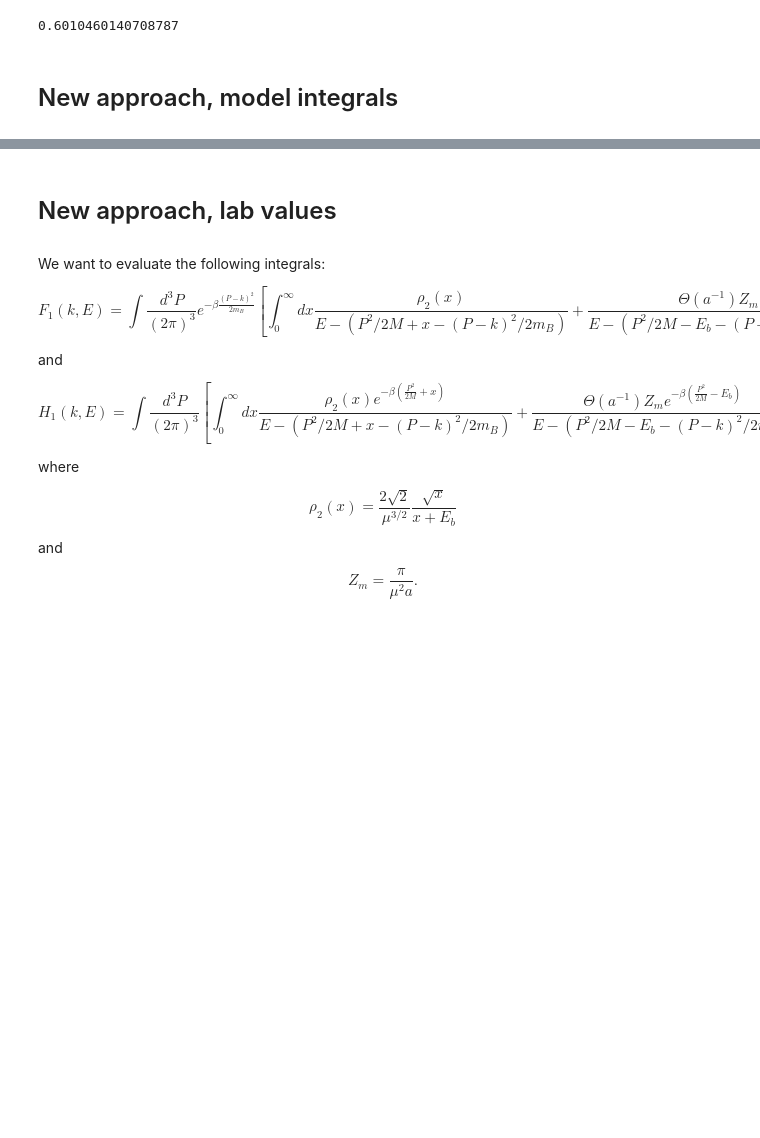
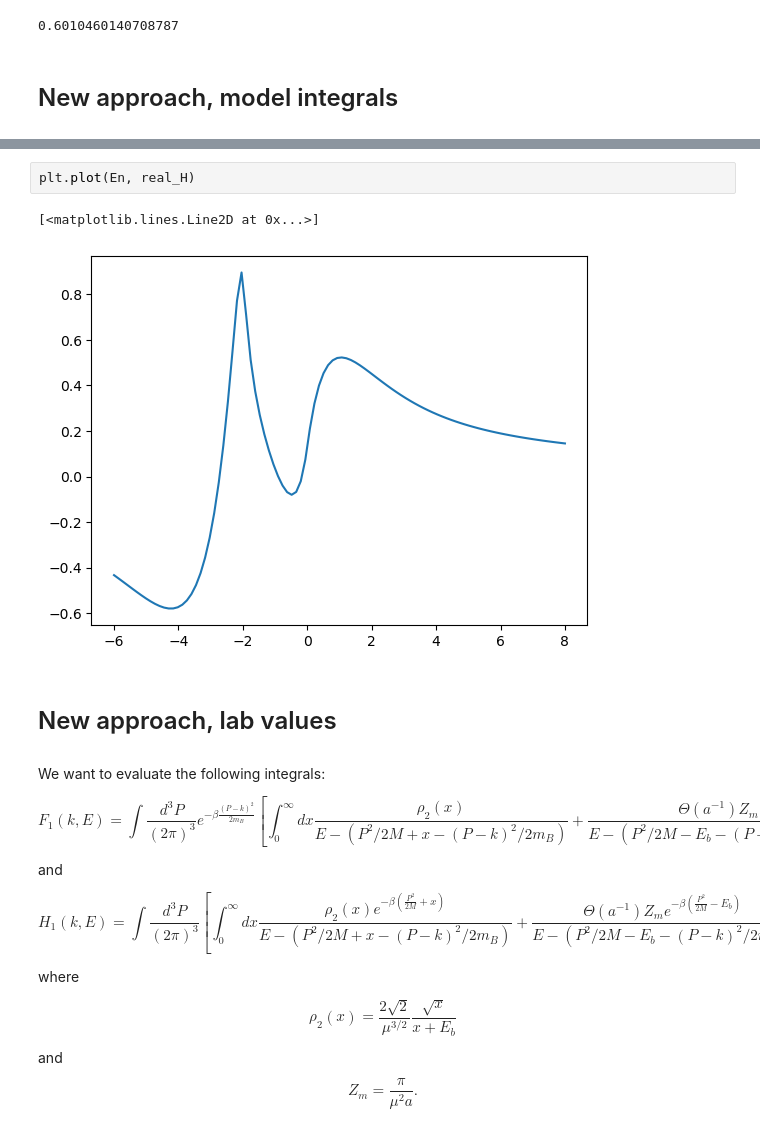
Before and after one commit to huanium/huanium, a Jupyter notebook: MIT_PhD/Fermi1/free-to-free-lineshape/NaK_rf_response.ipynb, the cells around one changed output, grey strips where cells are left out. Drawn from its saved outputs; the diff is of its cells as text; blank space fills up the shorter version.

```diff
--- a/MIT_PhD/Fermi1/free-to-free-lineshape/NaK_rf_response.ipynb
+++ b/MIT_PhD/Fermi1/free-to-free-lineshape/NaK_rf_response.ipynb
@@ -372,3 +370,8 @@ plt.show()
+# %%
+plt.plot(En, real_H)
+# %% [output]
+[<matplotlib.lines.Line2D at 0x...>]
+[figure, added]
 # %% [markdown]
 # <font size = 5>New approach, lab values</font>
 # %% [markdown]
```
Also changed, not shown: parts of 7 cells of this notebook.
